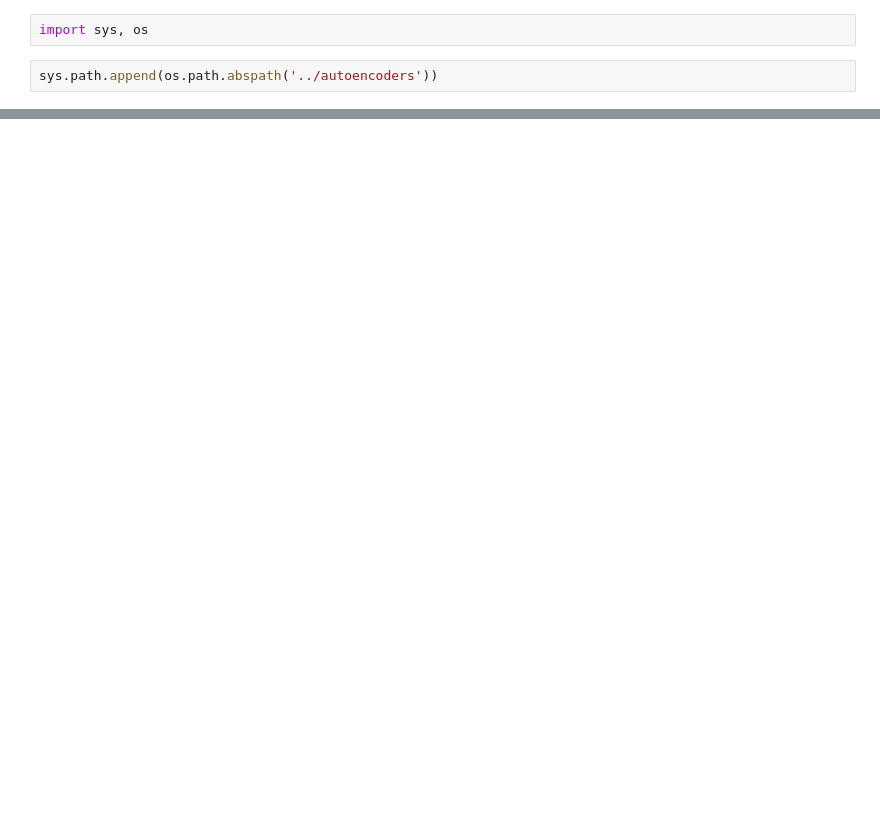
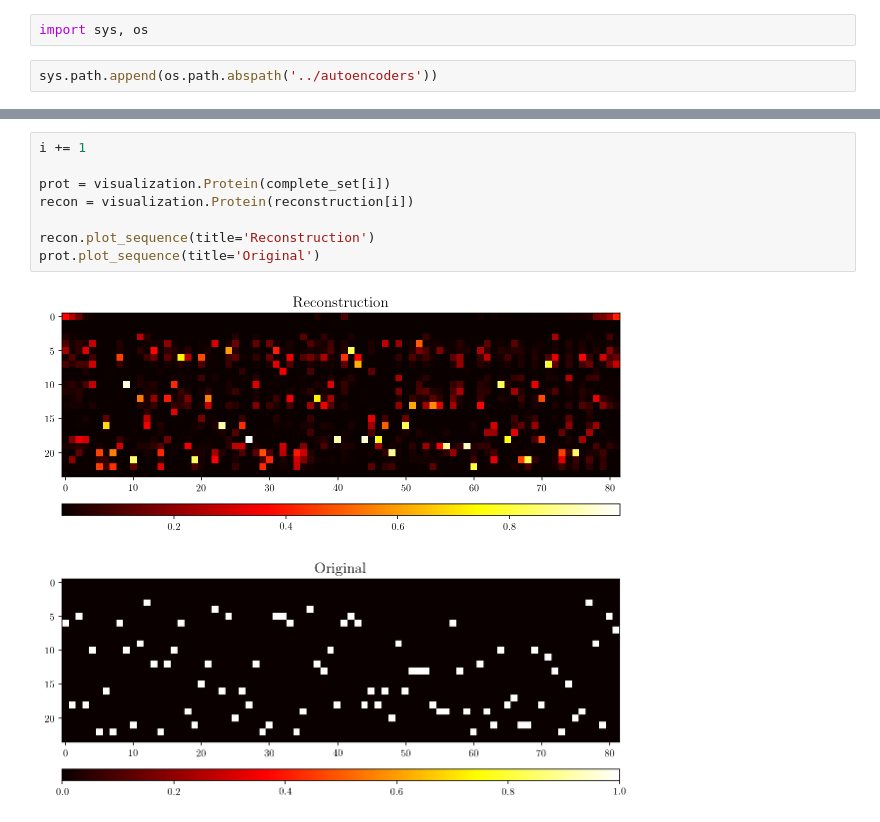
Before and after one commit to bdura/pgm-project, a Jupyter notebook: notebooks/Visualization.ipynb, the cells around one changed output, grey strips where cells are left out. Cells and saved outputs as stored; diff of their text form; blank space fills up the shorter version.

```diff
--- a/notebooks/Visualization.ipynb
+++ b/notebooks/Visualization.ipynb
@@ -16,0 +63,11 @@ model.load_state_dict(torch.load(MODELS_PATH + 'wae.weights'))
+# %%
+i += 1
+
+prot = visualization.Protein(complete_set[i])
+recon = visualization.Protein(reconstruction[i])
+
+recon.plot_sequence(title='Reconstruction')
+prot.plot_sequence(title='Original')
+# %% [output]
+[figure, added]
+[figure, added]
```
Also changed, not shown: parts of 17 cells of this notebook, 4 other files.
